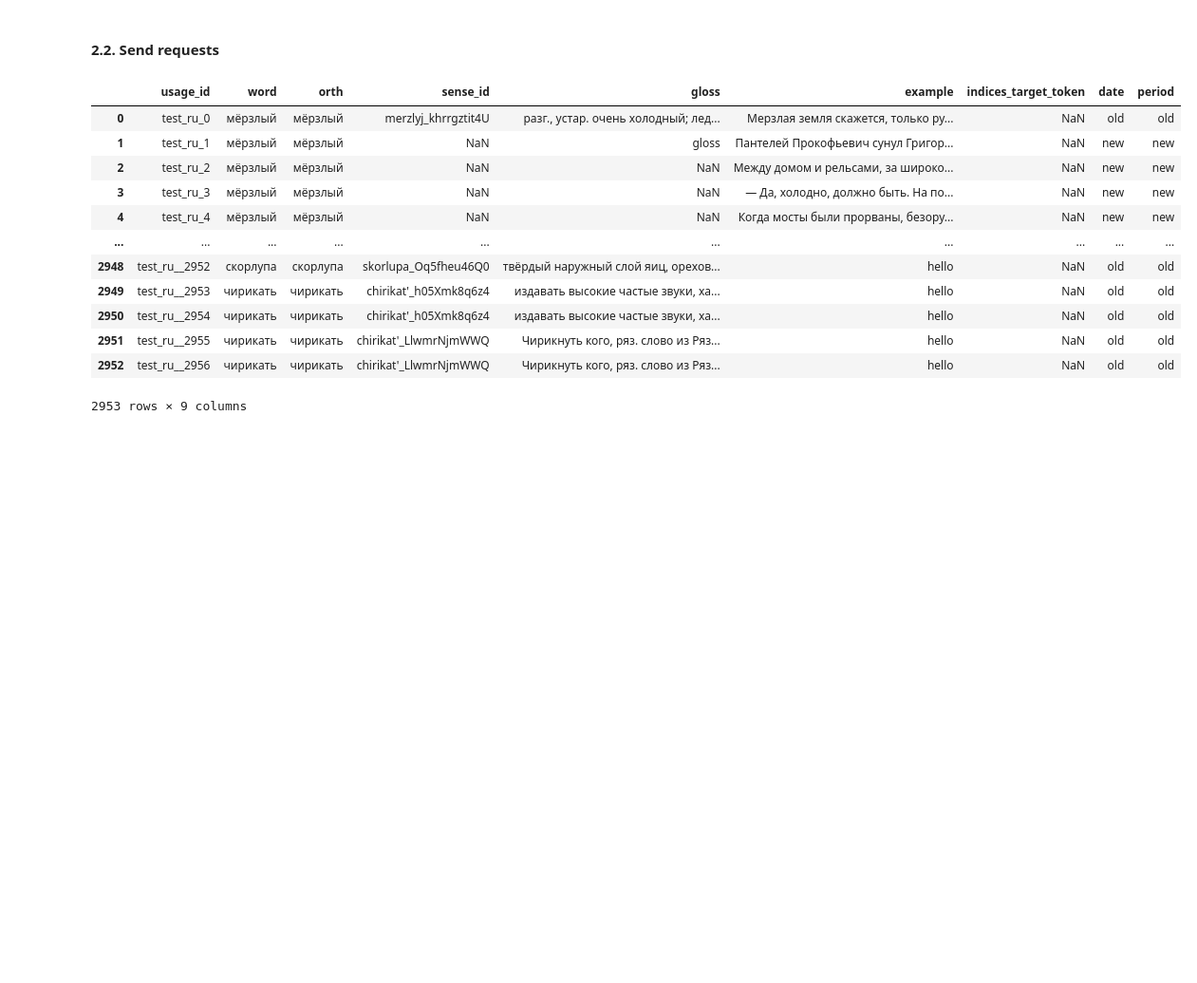
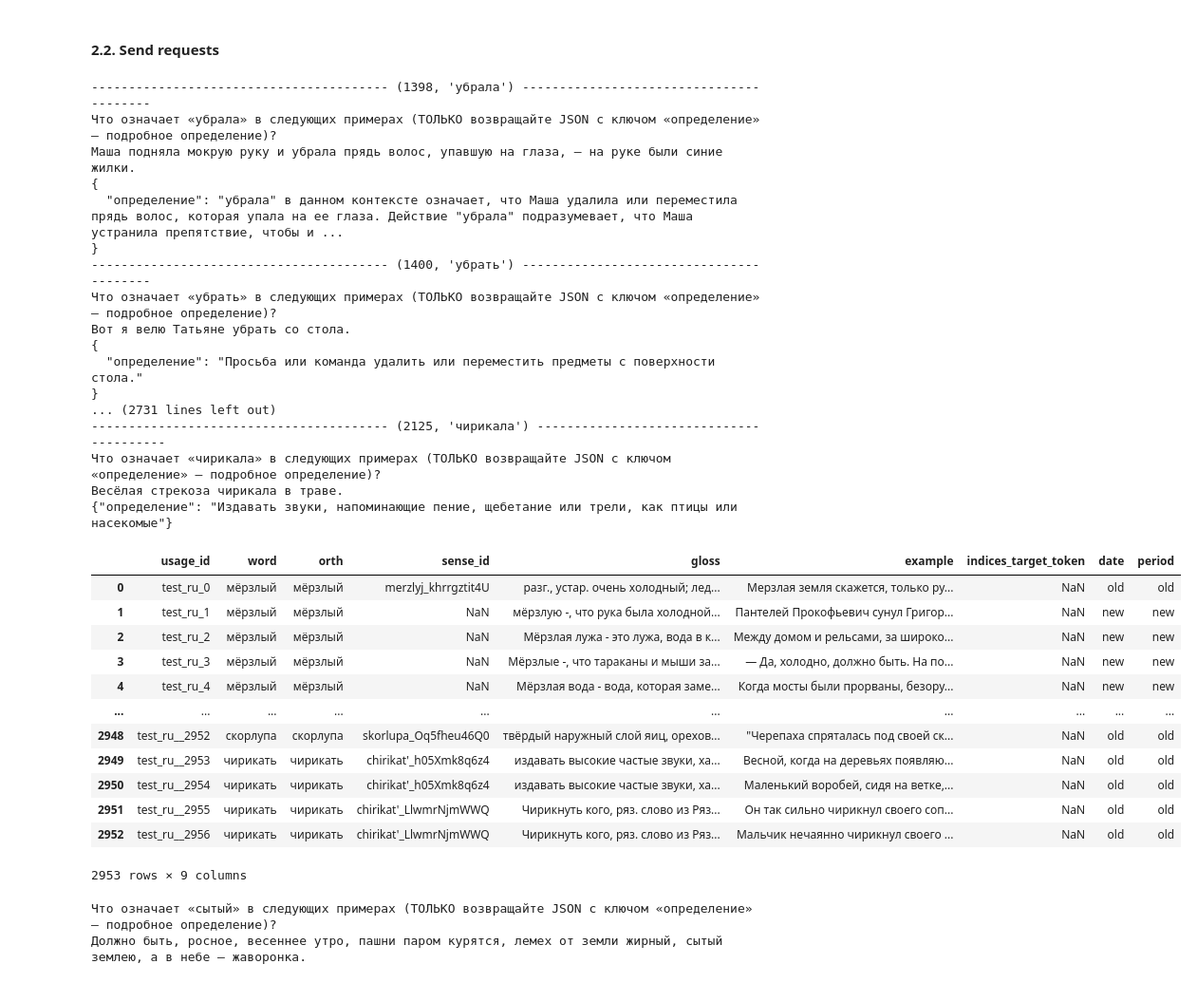
Before and after one commit to t-montes/Axolotl24, a Jupyter notebook: llm-fill.ipynb, the cells around one changed output. Shown: that part at 95% size. Saved outputs shown, nothing was run; the diff lists cells and outputs as text; code cells hidden in the pictures; blank space fills up the shorter version.

Commit message:
llm-fill pipeline finished (augmented ru OK)

```diff
--- a/llm-fill.ipynb
+++ b/llm-fill.ipynb
@@ -256,6 +266,2 @@ del exp_fill
 # %% [markdown]
 #### 1.2. Send requests
-# %%
-def generate_examples(n, prompt):
-    #response, usage, finish_reason = request(prompt)
-    return ["hello" for _ in range(n)]
@@ -262,4 +303,5 @@ def generate_examples(n, prompt):
 # %%
+df = pd.read_csv(FILE_TO_READ, sep='\t')
 mod_df = df.copy()
 id_template = '_'.join(df.loc[0, 'usage_id'].split("_")[:2]) + '_'
 last_id = int(df.loc[len(df)-1, 'usage_id'].split("_")[-1])
@@ -378,9 +420,13 @@ del gls_fill
 
 Что означает «мёрзлый» в следующих примерах (ТОЛЬКО возвращайте JSON с ключом «определение» — подробное определение)?
 Мёрзлый пар валил с загнанных насмерть лошадей, с бегущих людей.
+# %%
+r2 = {"data":[], "checkpoint": 0, "input_tokens": 0, "output_tokens": 0}
+if os.path.exists(RESPONSES_FILE_2):
+    with open(RESPONSES_FILE_2, "r") as f:
+        r2 = json.load(f)
+else:
+    with open(RESPONSES_FILE_2, "w") as f:
+        f.write(json.dumps(r2, indent=4))
 # %% [markdown]
 #### 2.2. Send requests
-# %%
-def generate_gloss(prompt):
-    #response, usage, finish_reason = request(prompt)
-    return "gloss"
@@ -389,28 +482,58 @@ mod_df_2 = df_2.copy()
 # %%
+mod_df = pd.read_csv(f'./data/augmented/{filename}.tsv', sep='\t')
+df_2 = mod_df.copy()
+mod_df_2 = df_2.copy()
+
 for index, row in mod_df_2.iterrows():
     gloss = row["gloss"]
     if f"{gloss}" == "nan":
         example = row["example"]
         word = row["word"]
         orth = row["orth"]
         s = get_search(example, word, orth)
+        print(f"---------------------------------------- {index, s} ----------------------------------------")
+        if s == "":
+            s = word
         p = gen_prompt(prompt, s, example)
-        gloss = generate_gloss(p)
+        print(p)
+        try:
+            gloss = generate_gloss(p)
+        except json.JSONDecodeError:
+            print("DECODING ERROR - TERMINATING")
+            break
         row['gloss'] = gloss
         mod_df_2.iloc[index] = row
-        break
+
+mod_df_2.to_csv(f'./data/augmented/{filename}.tsv', sep='\t', index=False)
 mod_df_2
 # %% [output]
+---------------------------------------- (1398, 'убрала') ----------------------------------------
+Что означает «убрала» в следующих примерах (ТОЛЬКО возвращайте JSON с ключом «определение» — подробное определение)?
+Маша подняла мокрую руку и убрала прядь волос, упавшую на глаза, — на руке были синие жилки.
+{
+  "определение": "убрала" в данном контексте означает, что Маша удалила или переместила прядь волос, которая упала на ее глаза. Действие "убрала" подразумевает, что Маша устранила препятствие, чтобы и ...
+}
+---------------------------------------- (1400, 'убрать') ----------------------------------------
+Что означает «убрать» в следующих примерах (ТОЛЬКО возвращайте JSON с ключом «определение» — подробное определение)?
+Вот я велю Татьяне убрать со стола.
+{
+  "определение": "Просьба или команда удалить или переместить предметы с поверхности стола."
+}
+... (2731 lines left out)
+---------------------------------------- (2125, 'чирикала') ----------------------------------------
+Что означает «чирикала» в следующих примерах (ТОЛЬКО возвращайте JSON с ключом «определение» — подробное определение)?
+Весёлая стрекоза чирикала в траве.
+{"определение": "Издавать звуки, напоминающие пение, щебетание или трели, как птицы или насекомые"}
 |  | usage_id | word | orth | sense_id | gloss | example | indices_target_token | date | period |
 | 0 | test_ru_0 | мёрзлый | мёрзлый | merzlyj_khrrgztit4U | разг., устар. очень холодный; лед... | Мерзлая земля скажется, только ру... | NaN | old | old |
-| 1 | test_ru_1 | мёрзлый | мёрзлый | NaN | gloss | Пантелей Прокофьевич сунул Григор... | NaN | new | new |
-| 2 | test_ru_2 | мёрзлый | мёрзлый | NaN | NaN | Между домом и рельсами, за широко... | NaN | new | new |
-| 3 | test_ru_3 | мёрзлый | мёрзлый | NaN | NaN | — Да, холодно, должно быть. На по... | NaN | new | new |
-| 4 | test_ru_4 | мёрзлый | мёрзлый | NaN | NaN | Когда мосты были прорваны, безору... | NaN | new | new |
+| 1 | test_ru_1 | мёрзлый | мёрзлый | NaN | мёрзлую -, что рука была холодной... | Пантелей Прокофьевич сунул Григор... | NaN | new | new |
+| 2 | test_ru_2 | мёрзлый | мёрзлый | NaN | Мёрзлая лужа - это лужа, вода в к... | Между домом и рельсами, за широко... | NaN | new | new |
+| 3 | test_ru_3 | мёрзлый | мёрзлый | NaN | Мёрзлые -, что тараканы и мыши за... | — Да, холодно, должно быть. На по... | NaN | new | new |
+| 4 | test_ru_4 | мёрзлый | мёрзлый | NaN | Мёрзлая вода - вода, которая заме... | Когда мосты были прорваны, безору... | NaN | new | new |
 | ... | ... | ... | ... | ... | ... | ... | ... | ... | ... |
-| 2948 | test_ru__2952 | скорлупа | скорлупа | skorlupa_Oq5fheu46Q0 | твёрдый наружный слой яиц, орехов... | hello | NaN | old | old |
-| 2949 | test_ru__2953 | чирикать | чирикать | chirikat'_h05Xmk8q6z4 | издавать высокие частые звуки, ха... | hello | NaN | old | old |
-| 2950 | test_ru__2954 | чирикать | чирикать | chirikat'_h05Xmk8q6z4 | издавать высокие частые звуки, ха... | hello | NaN | old | old |
-| 2951 | test_ru__2955 | чирикать | чирикать | chirikat'_LlwmrNjmWWQ | Чирикнуть кого, ряз. слово из Ряз... | hello | NaN | old | old |
-| 2952 | test_ru__2956 | чирикать | чирикать | chirikat'_LlwmrNjmWWQ | Чирикнуть кого, ряз. слово из Ряз... | hello | NaN | old | old |
+| 2948 | test_ru__2952 | скорлупа | скорлупа | skorlupa_Oq5fheu46Q0 | твёрдый наружный слой яиц, орехов... | "Черепаха спряталась под своей ск... | NaN | old | old |
+| 2949 | test_ru__2953 | чирикать | чирикать | chirikat'_h05Xmk8q6z4 | издавать высокие частые звуки, ха... | Весной, когда на деревьях появляю... | NaN | old | old |
+| 2950 | test_ru__2954 | чирикать | чирикать | chirikat'_h05Xmk8q6z4 | издавать высокие частые звуки, ха... | Маленький воробей, сидя на ветке,... | NaN | old | old |
+| 2951 | test_ru__2955 | чирикать | чирикать | chirikat'_LlwmrNjmWWQ | Чирикнуть кого, ряз. слово из Ряз... | Он так сильно чирикнул своего соп... | NaN | old | old |
+| 2952 | test_ru__2956 | чирикать | чирикать | chirikat'_LlwmrNjmWWQ | Чирикнуть кого, ряз. слово из Ряз... | Мальчик нечаянно чирикнул своего ... | NaN | old | old |
-2953 rows × 9 columns
+2953 rows × 9 columns
@@ -418,0 +540,8 @@ mod_df_2.to_csv(f'./data/augmented/{filename}.tsv', sep='\t', index=False)
+# %%
+for i in r2['data']:
+    if i['status'] == 'error':
+        print(i['prompt'])
+        print()
+# %% [output]
+Что означает «сытый» в следующих примерах (ТОЛЬКО возвращайте JSON с ключом «определение» — подробное определение)?
+Должно быть, росное, весеннее утро, пашни паром курятся, лемех от земли жирный, сытый землею, а в небе — жаворонка.
```
Also changed, not shown: parts of 10 cells of this notebook, 8 other files.
